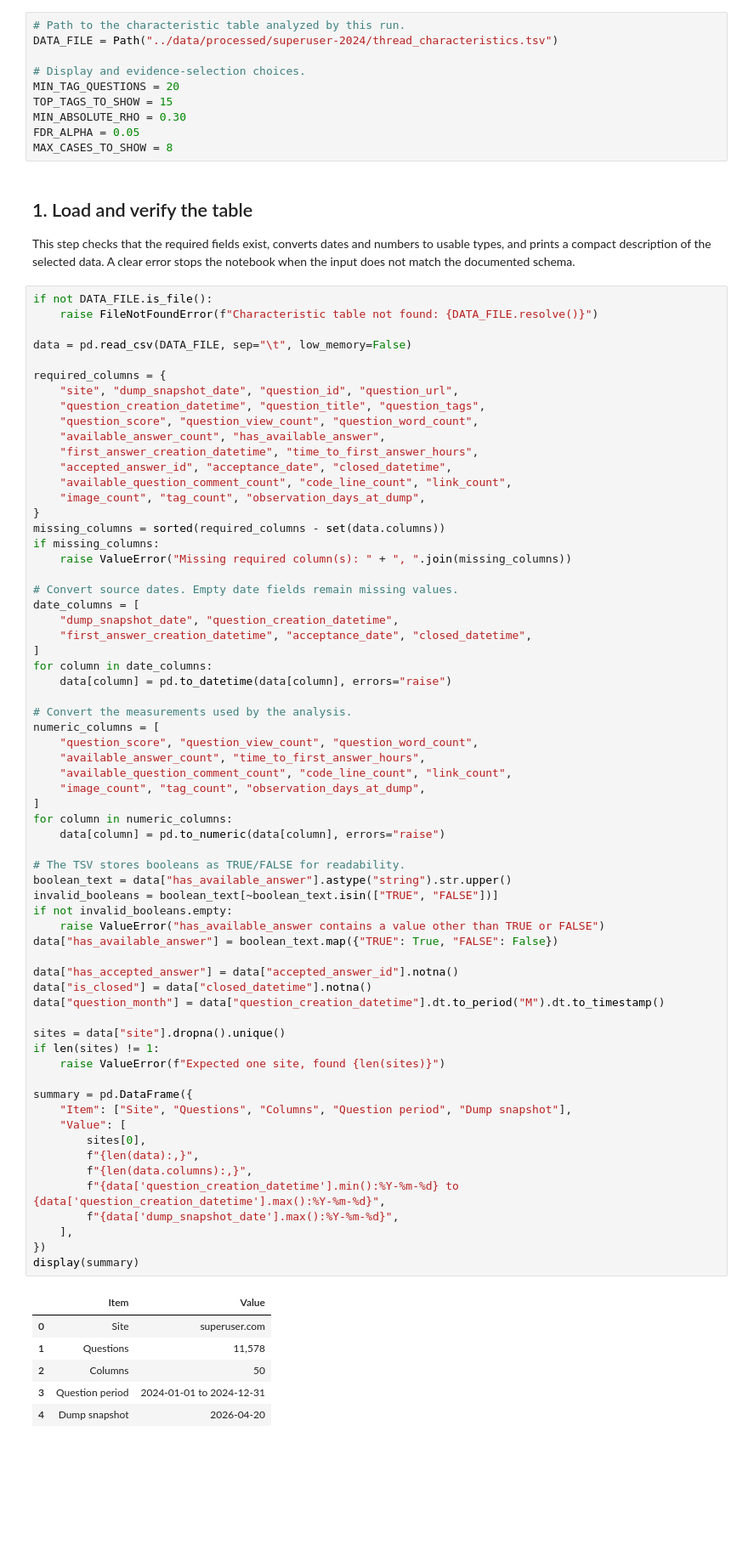
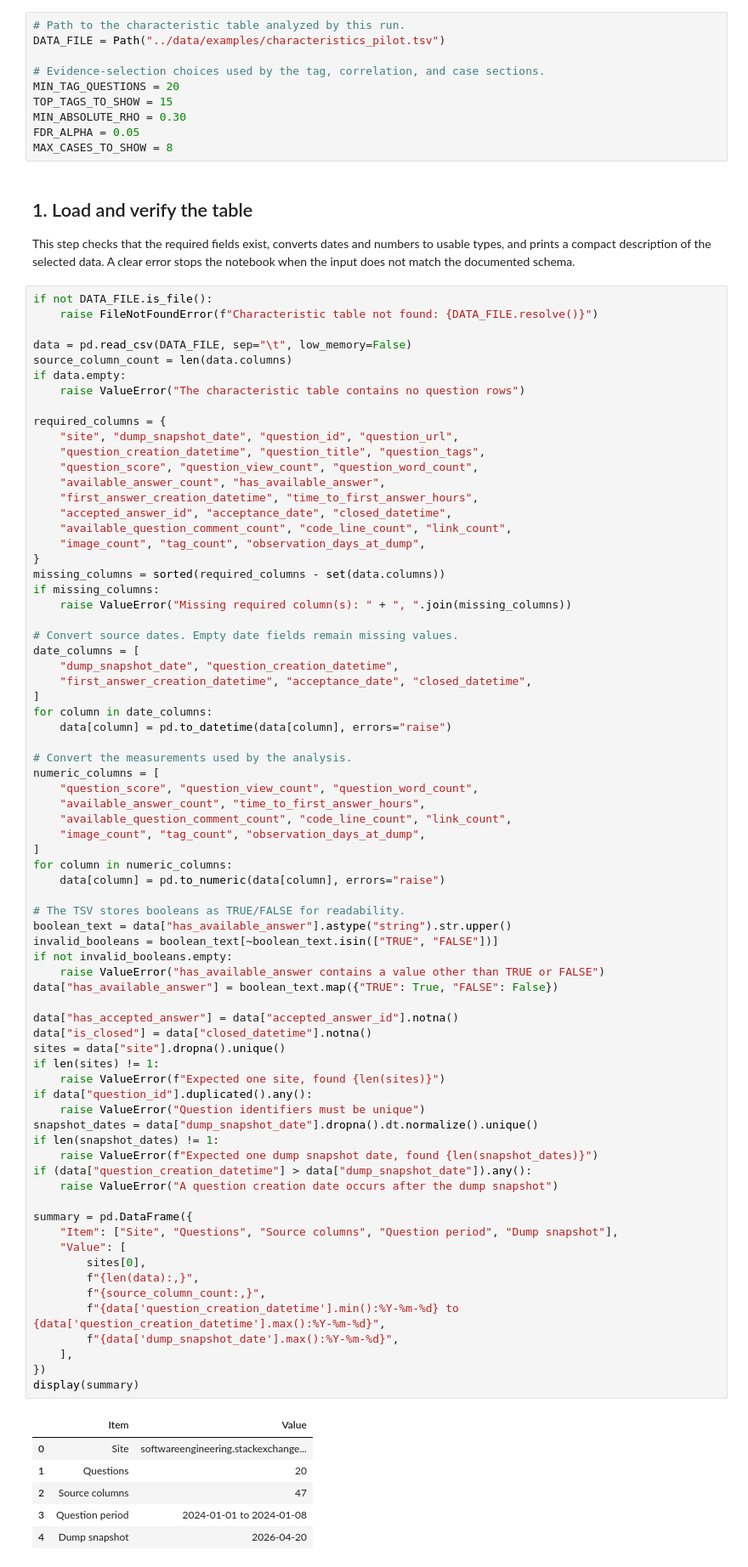
Before and after one commit to thearmankarapetyan/stackexchange-difficulty, a Jupyter notebook: notebooks/stackexchange_eda.ipynb, the cells around one changed output. Shown at 85% size. Drawn from its saved outputs; the diff is of its cells as text; blank space fills up the shorter version.

```diff
--- a/notebooks/stackexchange_eda.ipynb
+++ b/notebooks/stackexchange_eda.ipynb
@@ -39,9 +39,9 @@ Edit **only the next cell** when applying this notebook to another compatible ta
 - **`MAX_CASES_TO_SHOW`** — maximum number of questions shown in the final inspection table.
 # %%
 # Path to the characteristic table analyzed by this run.
-DATA_FILE = Path("../data/processed/superuser-2024/thread_characteristics.tsv")
+DATA_FILE = Path("../data/examples/characteristics_pilot.tsv")
 
-# Display and evidence-selection choices.
+# Evidence-selection choices used by the tag, correlation, and case sections.
 MIN_TAG_QUESTIONS = 20
 TOP_TAGS_TO_SHOW = 15
 MIN_ABSOLUTE_RHO = 0.30
@@ -56,6 +56,9 @@ if not DATA_FILE.is_file():
     raise FileNotFoundError(f"Characteristic table not found: {DATA_FILE.resolve()}")
 
 data = pd.read_csv(DATA_FILE, sep="\t", low_memory=False)
+source_column_count = len(data.columns)
+if data.empty:
+    raise ValueError("The characteristic table contains no question rows")
 
 required_columns = {
     "site", "dump_snapshot_date", "question_id", "question_url",
@@ -86,41 +89,46 @@ numeric_columns = [
     "available_question_comment_count", "code_line_count", "link_count",
     "image_count", "tag_count", "observation_days_at_dump",
 ]
 for column in numeric_columns:
     data[column] = pd.to_numeric(data[column], errors="raise")
 
 # The TSV stores booleans as TRUE/FALSE for readability.
 boolean_text = data["has_available_answer"].astype("string").str.upper()
 invalid_booleans = boolean_text[~boolean_text.isin(["TRUE", "FALSE"])]
 if not invalid_booleans.empty:
     raise ValueError("has_available_answer contains a value other than TRUE or FALSE")
 data["has_available_answer"] = boolean_text.map({"TRUE": True, "FALSE": False})
 
 data["has_accepted_answer"] = data["accepted_answer_id"].notna()
 data["is_closed"] = data["closed_datetime"].notna()
-data["question_month"] = data["question_creation_datetime"].dt.to_period("M").dt.to_timestamp()
-
 sites = data["site"].dropna().unique()
 if len(sites) != 1:
     raise ValueError(f"Expected one site, found {len(sites)}")
+if data["question_id"].duplicated().any():
+    raise ValueError("Question identifiers must be unique")
+snapshot_dates = data["dump_snapshot_date"].dropna().dt.normalize().unique()
+if len(snapshot_dates) != 1:
+    raise ValueError(f"Expected one dump snapshot date, found {len(snapshot_dates)}")
+if (data["question_creation_datetime"] > data["dump_snapshot_date"]).any():
+    raise ValueError("A question creation date occurs after the dump snapshot")
 
 summary = pd.DataFrame({
-    "Item": ["Site", "Questions", "Columns", "Question period", "Dump snapshot"],
+    "Item": ["Site", "Questions", "Source columns", "Question period", "Dump snapshot"],
     "Value": [
         sites[0],
         f"{len(data):,}",
-        f"{len(data.columns):,}",
+        f"{source_column_count:,}",
         f"{data['question_creation_datetime'].min():%Y-%m-%d} to {data['question_creation_datetime'].max():%Y-%m-%d}",
         f"{data['dump_snapshot_date'].max():%Y-%m-%d}",
     ],
 })
 display(summary)
 # %% [output]
 |  | Item | Value |
-| 0 | Site | superuser.com |
-| 1 | Questions | 11,578 |
-| 2 | Columns | 50 |
-| 3 | Question period | 2024-01-01 to 2024-12-31 |
+| 0 | Site | softwareengineering.stackexchange... |
+| 1 | Questions | 20 |
+| 2 | Source columns | 47 |
+| 3 | Question period | 2024-01-01 to 2024-01-08 |
 | 4 | Dump snapshot | 2026-04-20 |
 # %% [markdown]
 ## 2. Overall human-response outcomes
```
Also changed, not shown: parts of 9 cells of this notebook, 26 other files.
